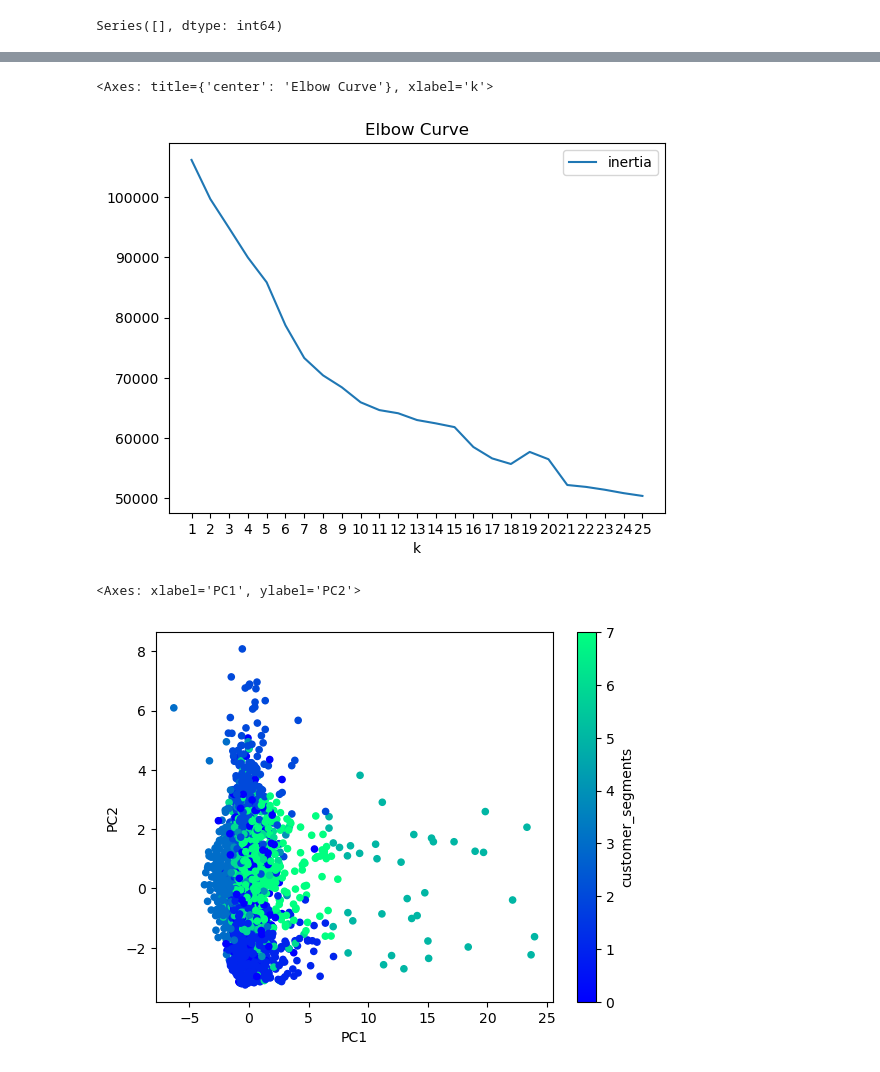
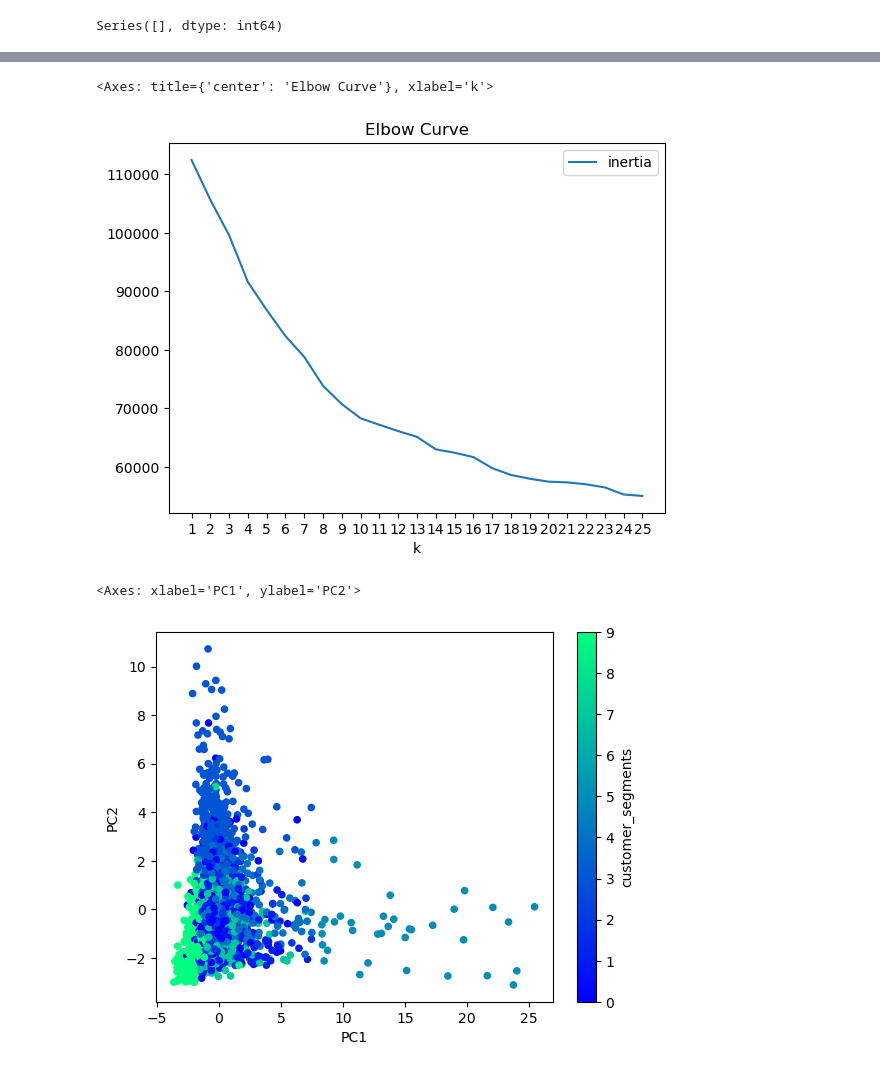
Before and after one commit to mmccanse/L3, a Jupyter notebook: data_analysis_jzd.ipynb, the cells around one changed output, grey strips where cells are left out. Saved outputs shown, nothing was run; the diff lists cells and outputs as text; code cells hidden in the pictures.

```diff
--- a/data_analysis_jzd.ipynb
+++ b/data_analysis_jzd.ipynb
@@ -63,3 +63,14 @@ denver['price'].head()
 3     57.0
 4     33.0
 Name: price, dtype: float64
+# %%
+# in 'bathrooms_text' column convert various 'half-bath' wording with .5 to be able to have a numeric value for number of bathrooms
+# split bathrooms_text column into 2 columns to separate number and words, use RegEx to parse numbers from words
+# convert new 'bath_number' column to float data type
+
+denver['bathrooms_text'] = denver['bathrooms_text'].replace({'Half-bath': '.5 bath ', 'Private half-bath': '.5 private bath', 'Shared half-bath': '.5 shared bath'})
+denver[['bath_number', 'bath_text']] = denver['bathrooms_text'].str.split(r'(\d+\.?\d*)', n=1, expand=True).iloc[:, 1:3]
+denver['bath_number'] = denver['bath_number'].astype(float)
+
+# denver.head()
+denver['bathrooms_text'].value_counts()
@@ -316,6 +345,7 @@ columns_to_use = ['num__accommodates',
 'num__review_scores_location',
 'num__review_scores_value',
 'num__reviews_per_month',
+'num__bath_number',
 'bool__host_is_superhost_f',
 'bool__host_is_superhost_t',
 'bool__host_is_superhost_nan',
@@ -486,30 +516,30 @@ df_elbow.plot.line(
 )
 # %% [output]
 <Axes: title={'center': 'Elbow Curve'}, xlabel='k'>
-[figure, old version]
+[figure, new version]
 # %%
-# Define the model Kmeans model... which sucks because it could be 8 or 10 or 15 or 18
-model = KMeans(n_clusters=8, n_init='auto', random_state=0)
+# Define the model Kmeans model... which sucks because it could be 10 or 14
+model = KMeans(n_clusters=10, n_init='auto', random_state=0)
 
 # Fit the model
 model.fit(denver_pca_no_null)
 
 # Make predictions
-k_8 = model.predict(denver_pca_no_null)
+k_10 = model.predict(denver_pca_no_null)
 
 # Create a copy of the customers_pca_df DataFrame
-denver_pca_predictions_df_8 = denver_pca_no_null.copy()
+denver_pca_predictions_df_10 = denver_pca_no_null.copy()
 
 # Add a class column with the labels
-denver_pca_predictions_df_8["customer_segments"] = k_8
+denver_pca_predictions_df_10["customer_segments"] = k_10
 # %%
 # Plot the clusters
-denver_pca_predictions_df_8.plot.scatter(
+denver_pca_predictions_df_10.plot.scatter(
     x="PC1",
     y="PC2",
     c="customer_segments",
     colormap='winter')
 # %% [output]
 <Axes: xlabel='PC1', ylabel='PC2'>
-[figure, old version]
+[figure, new version]
 # %%
```
Also changed, not shown: parts of 15 cells of this notebook.
